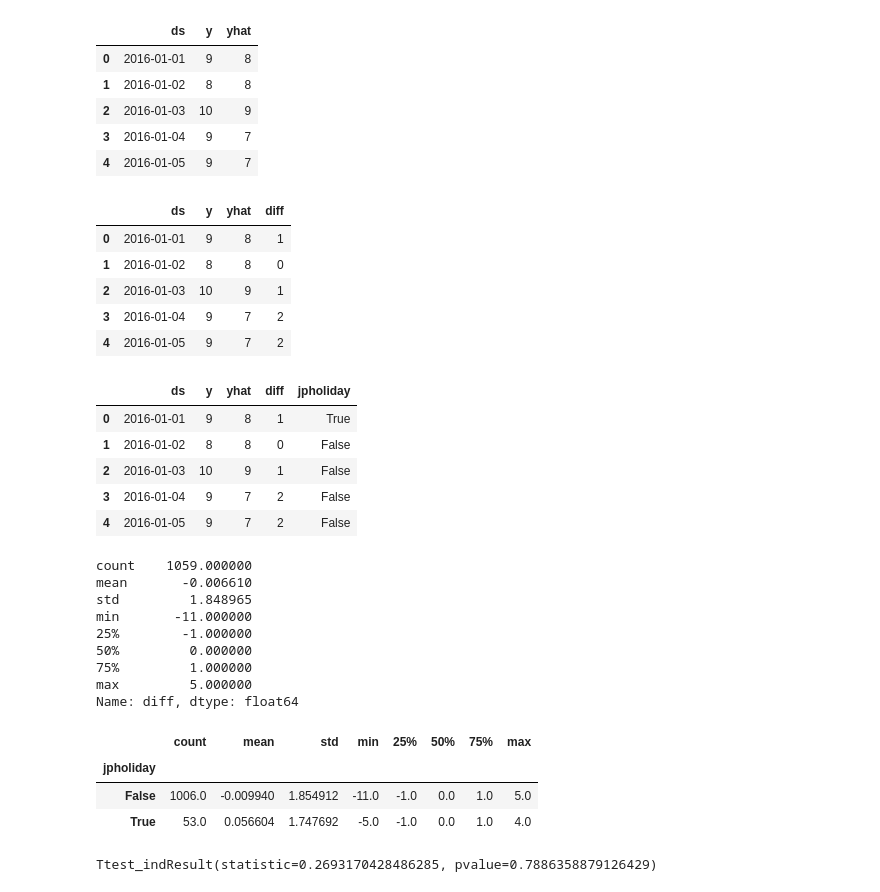
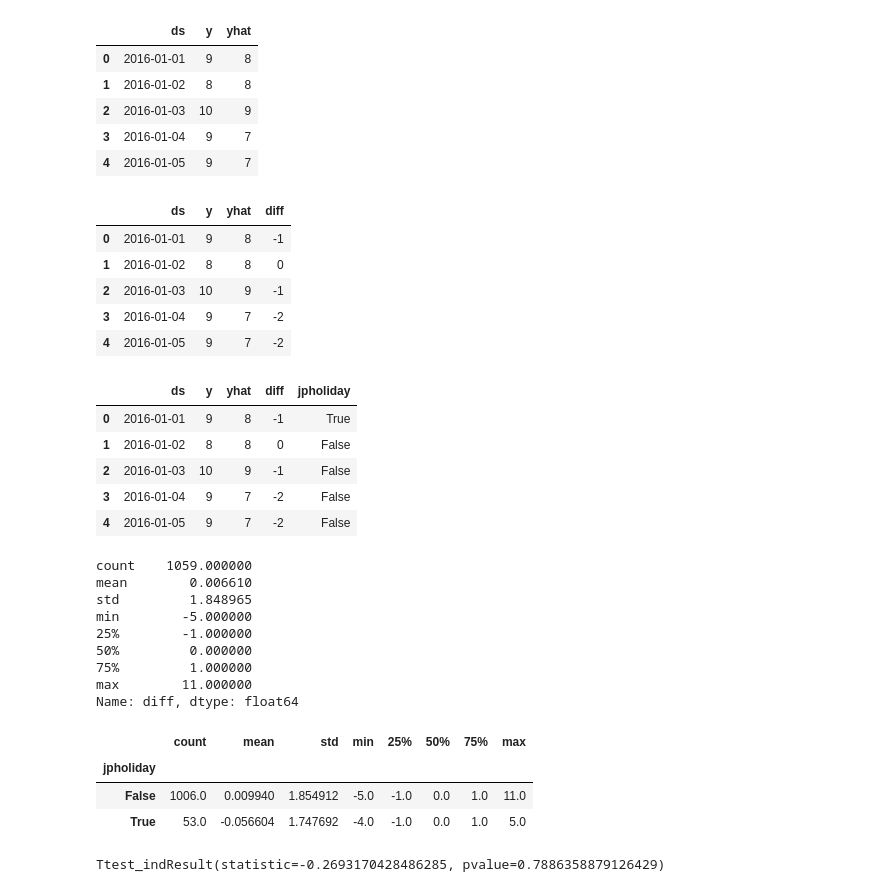
Before and after one commit to Kazuya-Minakuchi/qiita, a Jupyter notebook: dereste_analysis/open2ch/03_predict_daily_prophet.ipynb, the cells around one changed output. Cells and saved outputs as stored; diff of their text form; code cells hidden in the pictures.

```diff
--- a/dereste_analysis/open2ch/03_predict_daily_prophet.ipynb
+++ b/dereste_analysis/open2ch/03_predict_daily_prophet.ipynb
@@ -454,45 +455,45 @@ df_actual_pred.head()
 | 3 | 2016-01-04 | 9 | 7 |
 | 4 | 2016-01-05 | 9 | 7 |
 # %%
-df_actual_pred['diff'] = df_actual_pred['y'] - df_actual_pred['yhat']
+df_actual_pred['diff'] = df_actual_pred['yhat'] - df_actual_pred['y']
 df_actual_pred.head()
 # %% [output]
 |  | ds | y | yhat | diff |
-| 0 | 2016-01-01 | 9 | 8 | 1 |
+| 0 | 2016-01-01 | 9 | 8 | -1 |
 | 1 | 2016-01-02 | 8 | 8 | 0 |
-| 2 | 2016-01-03 | 10 | 9 | 1 |
-| 3 | 2016-01-04 | 9 | 7 | 2 |
-| 4 | 2016-01-05 | 9 | 7 | 2 |
+| 2 | 2016-01-03 | 10 | 9 | -1 |
+| 3 | 2016-01-04 | 9 | 7 | -2 |
+| 4 | 2016-01-05 | 9 | 7 | -2 |
 # %%
 df_actual_pred['jpholiday'] = df_actual_pred['ds'].apply(jpholiday.is_holiday)
 df_actual_pred.head()
 # %% [output]
 |  | ds | y | yhat | diff | jpholiday |
-| 0 | 2016-01-01 | 9 | 8 | 1 | True |
+| 0 | 2016-01-01 | 9 | 8 | -1 | True |
 | 1 | 2016-01-02 | 8 | 8 | 0 | False |
-| 2 | 2016-01-03 | 10 | 9 | 1 | False |
-| 3 | 2016-01-04 | 9 | 7 | 2 | False |
-| 4 | 2016-01-05 | 9 | 7 | 2 | False |
+| 2 | 2016-01-03 | 10 | 9 | -1 | False |
+| 3 | 2016-01-04 | 9 | 7 | -2 | False |
+| 4 | 2016-01-05 | 9 | 7 | -2 | False |
 # %%
 # 学習データは、やっぱりjpholiday入れたほうが精度良くなるように調整されてる
 df_actual_pred['diff'].describe()
 # %% [output]
 count    1059.000000
-mean       -0.006610
+mean        0.006610
 std         1.848965
-min       -11.000000
+min        -5.000000
 25%        -1.000000
 50%         0.000000
 75%         1.000000
-max         5.000000
+max        11.000000
 Name: diff, dtype: float64
 # %%
 df_actual_pred.groupby('jpholiday')['diff'].describe()
 # %% [output]
 |  | count | mean | std | min | 25% | 50% | 75% | max |
 | jpholiday |  |  |  |  |  |  |  |  |
-| False | 1006.0 | -0.009940 | 1.854912 | -11.0 | -1.0 | 0.0 | 1.0 | 5.0 |
-| True | 53.0 | 0.056604 | 1.747692 | -5.0 | -1.0 | 0.0 | 1.0 | 4.0 |
+| False | 1006.0 | 0.009940 | 1.854912 | -5.0 | -1.0 | 0.0 | 1.0 | 11.0 |
+| True | 53.0 | -0.056604 | 1.747692 | -4.0 | -1.0 | 0.0 | 1.0 | 5.0 |
 # %%
 # ウェルチの t 検定
 is_jpholiday = df_actual_pred['jpholiday']
@@ -500,4 +501,4 @@ rvs1 = df_actual_pred.loc[is_jpholiday, 'diff']
 rvs2 = df_actual_pred.loc[~is_jpholiday, 'diff']
 stats.ttest_ind(rvs1, rvs2, equal_var = False)
 # %% [output]
-Ttest_indResult(statistic=0.2693170428486285, pvalue=0.7886358879126429)
+Ttest_indResult(statistic=-0.2693170428486285, pvalue=0.7886358879126429)
```
Also changed, not shown: parts of 18 cells of this notebook.
